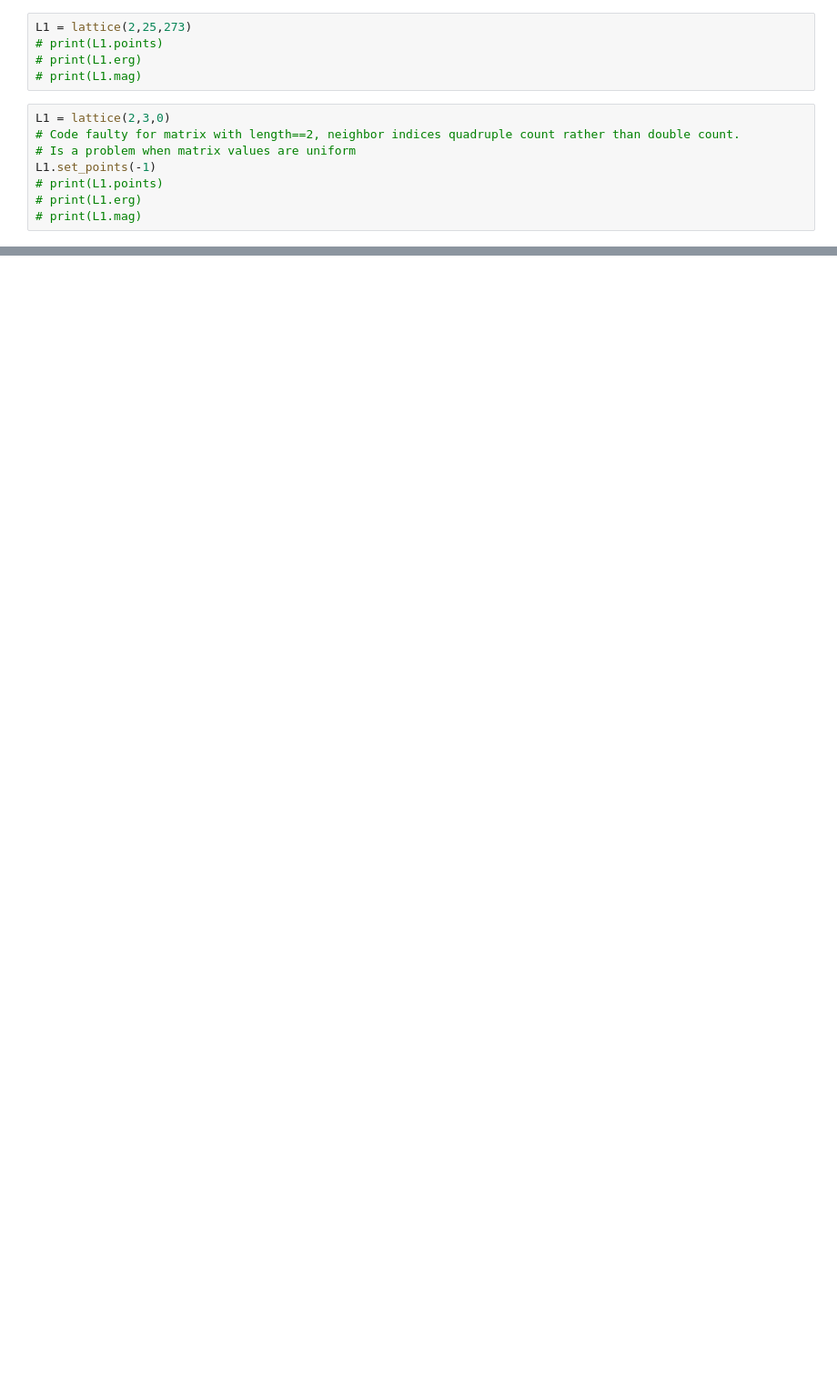
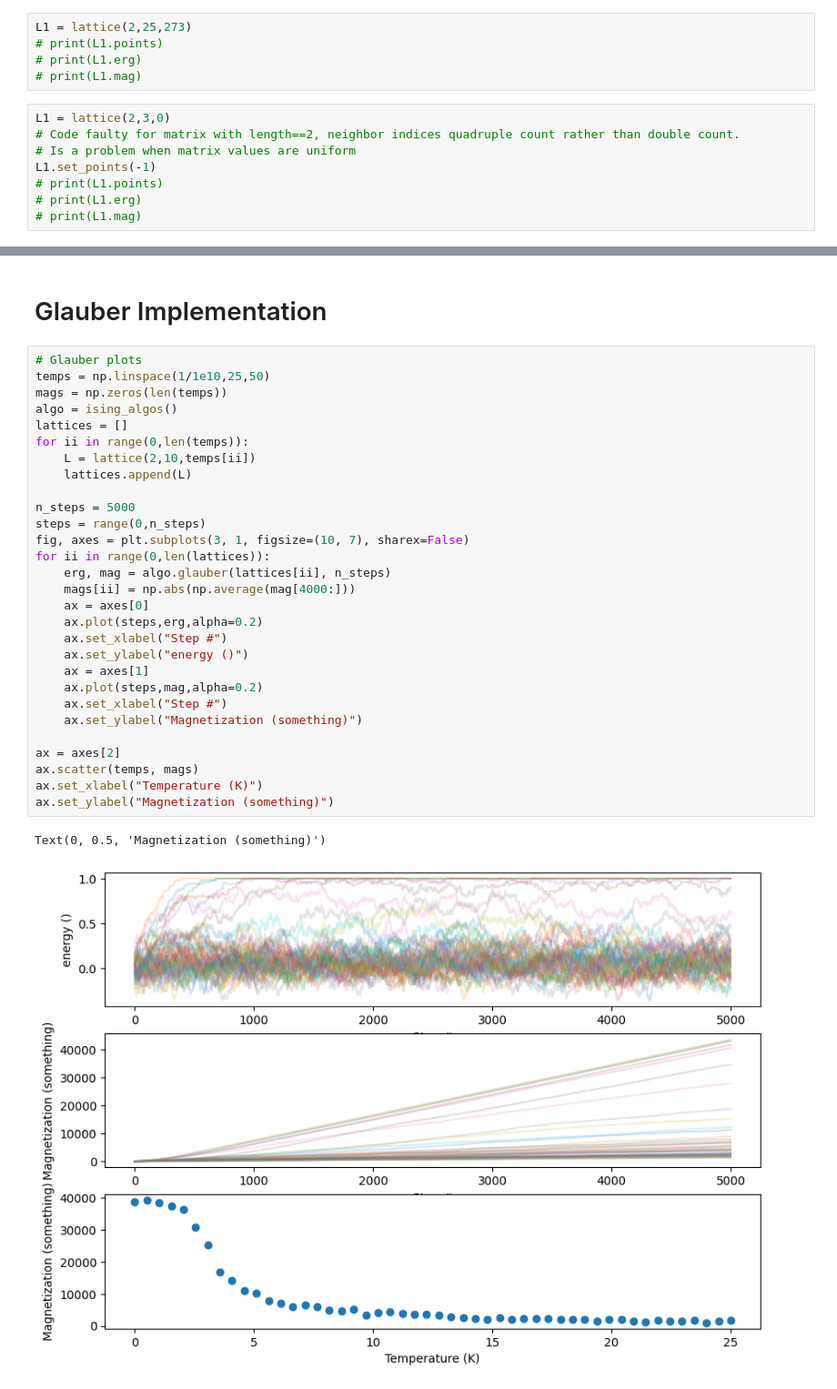
Before and after one commit to 22AZhang/Project-3-Ising-Model, a Jupyter notebook: main.ipynb, the cells around one changed output, grey strips where cells are left out. Shown at 91% size. Cells and saved outputs as stored; diff of their text form; blank space fills up the shorter version.

```diff
--- a/main.ipynb
+++ b/main.ipynb
@@ -158,0 +296,34 @@ print(mags)
+# %% [markdown]
+# Glauber Implementation
+# %%
+# Glauber plots
+temps = np.linspace(1/1e10,25,50)
+mags = np.zeros(len(temps))
+algo = ising_algos()
+lattices = []
+for ii in range(0,len(temps)):
+    L = lattice(2,10,temps[ii])
+    lattices.append(L)
+
+n_steps = 5000
+steps = range(0,n_steps)
+fig, axes = plt.subplots(3, 1, figsize=(10, 7), sharex=False)
+for ii in range(0,len(lattices)):
+    erg, mag = algo.glauber(lattices[ii], n_steps)
+    mags[ii] = np.abs(np.average(mag[4000:]))
+    ax = axes[0]
+    ax.plot(steps,erg,alpha=0.2)
+    ax.set_xlabel("Step #")
+    ax.set_ylabel("energy ()")
+    ax = axes[1]
+    ax.plot(steps,mag,alpha=0.2)
+    ax.set_xlabel("Step #")
+    ax.set_ylabel("Magnetization (something)")
+
+ax = axes[2]
+ax.scatter(temps, mags)
+ax.set_xlabel("Temperature (K)")
+ax.set_ylabel("Magnetization (something)")
+# %% [output]
+Text(0, 0.5, 'Magnetization (something)')
+[figure, added]
```
Also changed, not shown: parts of 11 cells of this notebook.
